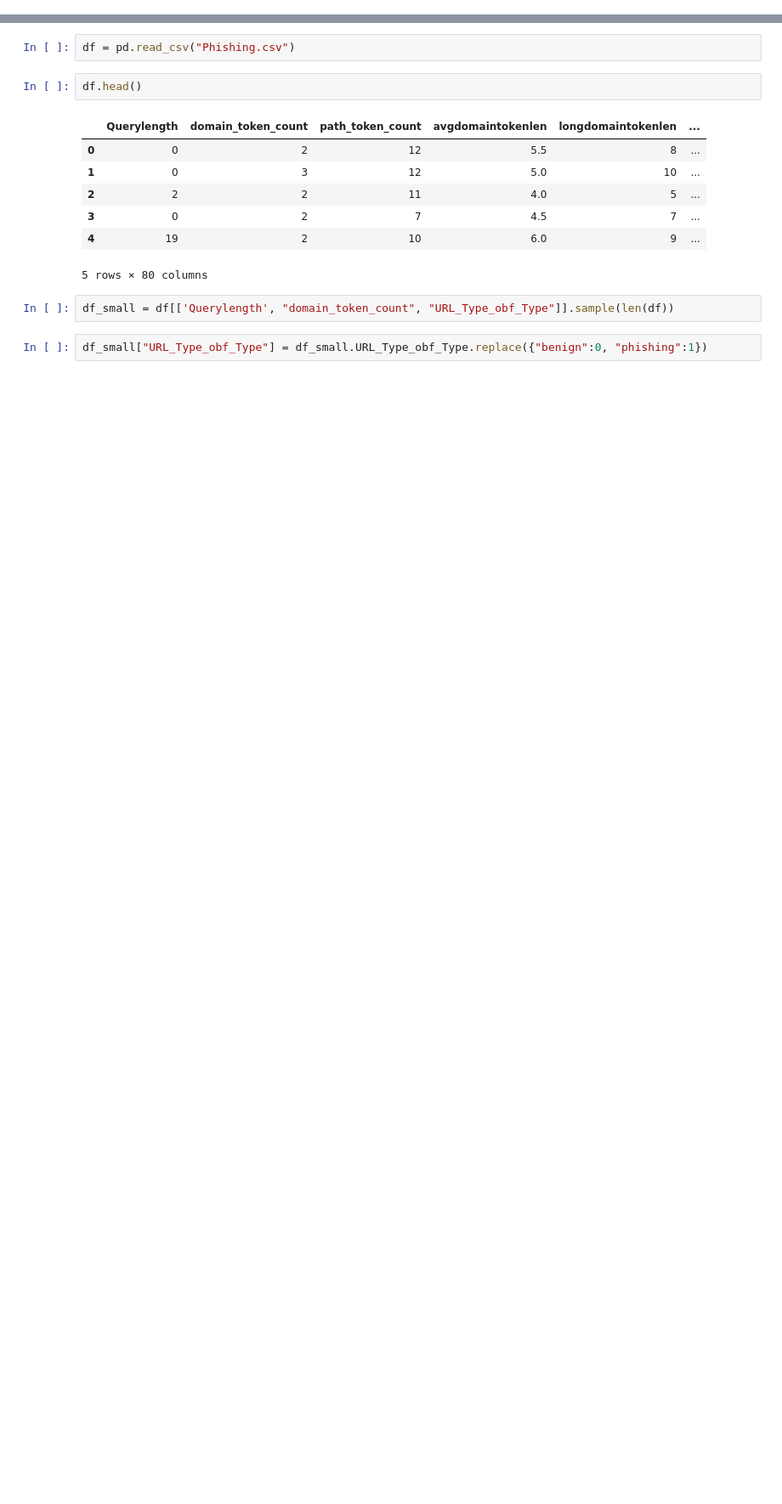
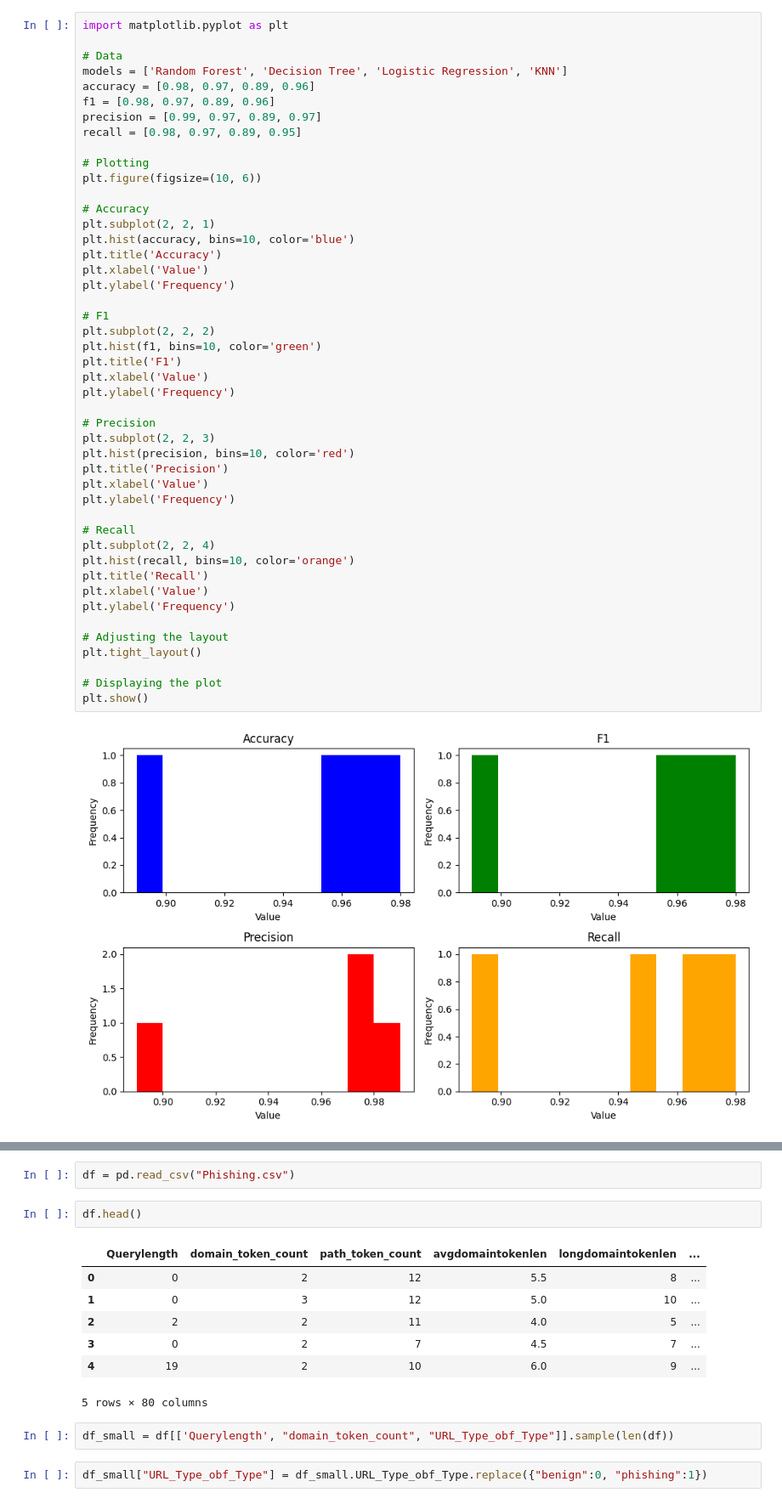
Before and after one commit to SamDewriter/Phishing, a Jupyter notebook: experiment.ipynb, the cells around one changed output, grey strips where cells are left out. Shown at 85% size. Cells and saved outputs as stored; diff of their text form; blank space fills up the shorter version.

```diff
--- a/experiment.ipynb
+++ b/experiment.ipynb
@@ -7,0 +56,48 @@ import joblib
+# %%
+import matplotlib.pyplot as plt
+
+# Data
+models = ['Random Forest', 'Decision Tree', 'Logistic Regression', 'KNN']
+accuracy = [0.98, 0.97, 0.89, 0.96]
+f1 = [0.98, 0.97, 0.89, 0.96]
+precision = [0.99, 0.97, 0.89, 0.97]
+recall = [0.98, 0.97, 0.89, 0.95]
+
+# Plotting
+plt.figure(figsize=(10, 6))
+
+# Accuracy
+plt.subplot(2, 2, 1)
+plt.hist(accuracy, bins=10, color='blue')
+plt.title('Accuracy')
+plt.xlabel('Value')
+plt.ylabel('Frequency')
+
+# F1
+plt.subplot(2, 2, 2)
+plt.hist(f1, bins=10, color='green')
+plt.title('F1')
+plt.xlabel('Value')
+plt.ylabel('Frequency')
+
+# Precision
+plt.subplot(2, 2, 3)
+plt.hist(precision, bins=10, color='red')
+plt.title('Precision')
+plt.xlabel('Value')
+plt.ylabel('Frequency')
+
+# Recall
+plt.subplot(2, 2, 4)
+plt.hist(recall, bins=10, color='orange')
+plt.title('Recall')
+plt.xlabel('Value')
+plt.ylabel('Frequency')
+
+# Adjusting the layout
+plt.tight_layout()
+
+# Displaying the plot
+plt.show()
+# %% [output]
+[figure, added]
```
Also changed, not shown: parts of 12 cells of this notebook, 13 other files.
